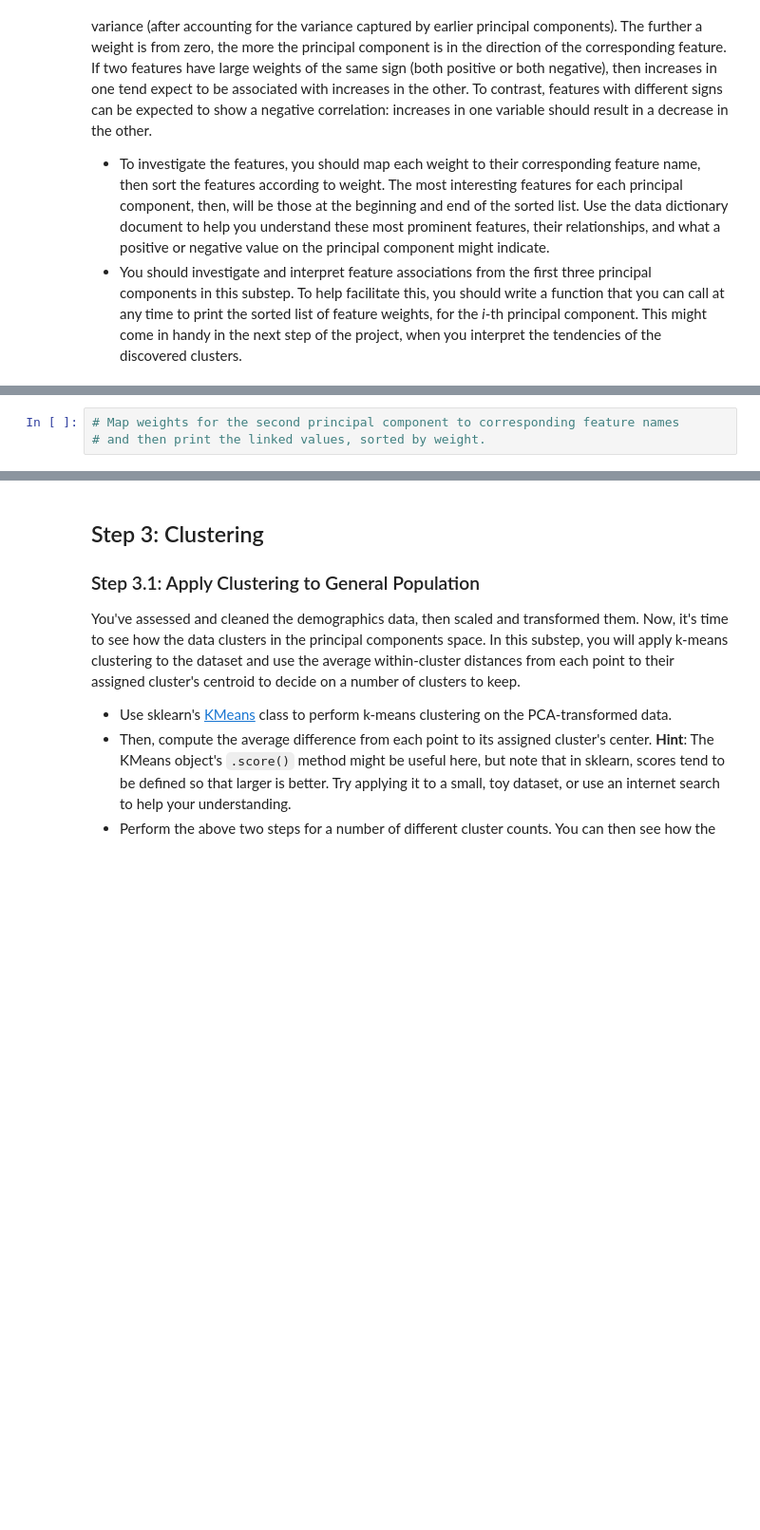
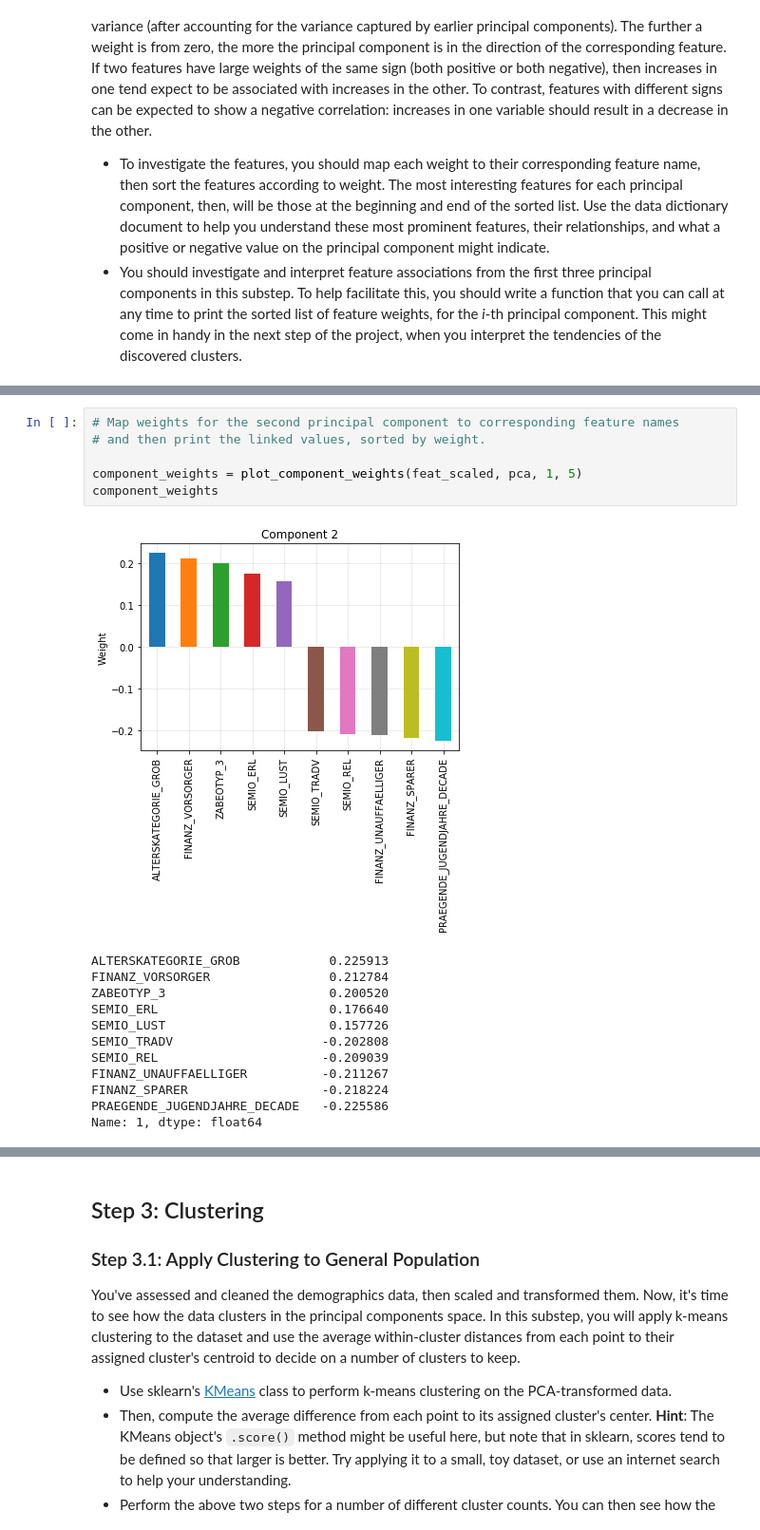
Before and after one commit to Faisal-AlDhuwayhi/Identify-Customer-Segments, a Jupyter notebook: Identify_Customer_Segments.ipynb, the cells around one changed output, grey strips where cells are left out. Shown: that part at 95% size. Cells and saved outputs as stored; diff of their text form; blank space fills up the shorter version.

```diff
--- a/Identify_Customer_Segments.ipynb
+++ b/Identify_Customer_Segments.ipynb
@@ -612,6 +721,22 @@ As a reminder, each principal component is a unit vector that points in the dire
 # %%
 # Map weights for the second principal component to corresponding feature names
 # and then print the linked values, sorted by weight.
+
+component_weights = plot_component_weights(feat_scaled, pca, 1, 5)
+component_weights
+# %% [output]
+[figure, added]
+ALTERSKATEGORIE_GROB            0.225913
+FINANZ_VORSORGER                0.212784
+ZABEOTYP_3                      0.200520
+SEMIO_ERL                       0.176640
+SEMIO_LUST                      0.157726
+SEMIO_TRADV                    -0.202808
+SEMIO_REL                      -0.209039
+FINANZ_UNAUFFAELLIGER          -0.211267
+FINANZ_SPARER                  -0.218224
+PRAEGENDE_JUGENDJAHRE_DECADE   -0.225586
+Name: 1, dtype: float64
 # %%
 # Map weights for the third principal component to corresponding feature names
 # and then print the linked values, sorted by weight.
```
Also changed, not shown: parts of 21 cells of this notebook.
